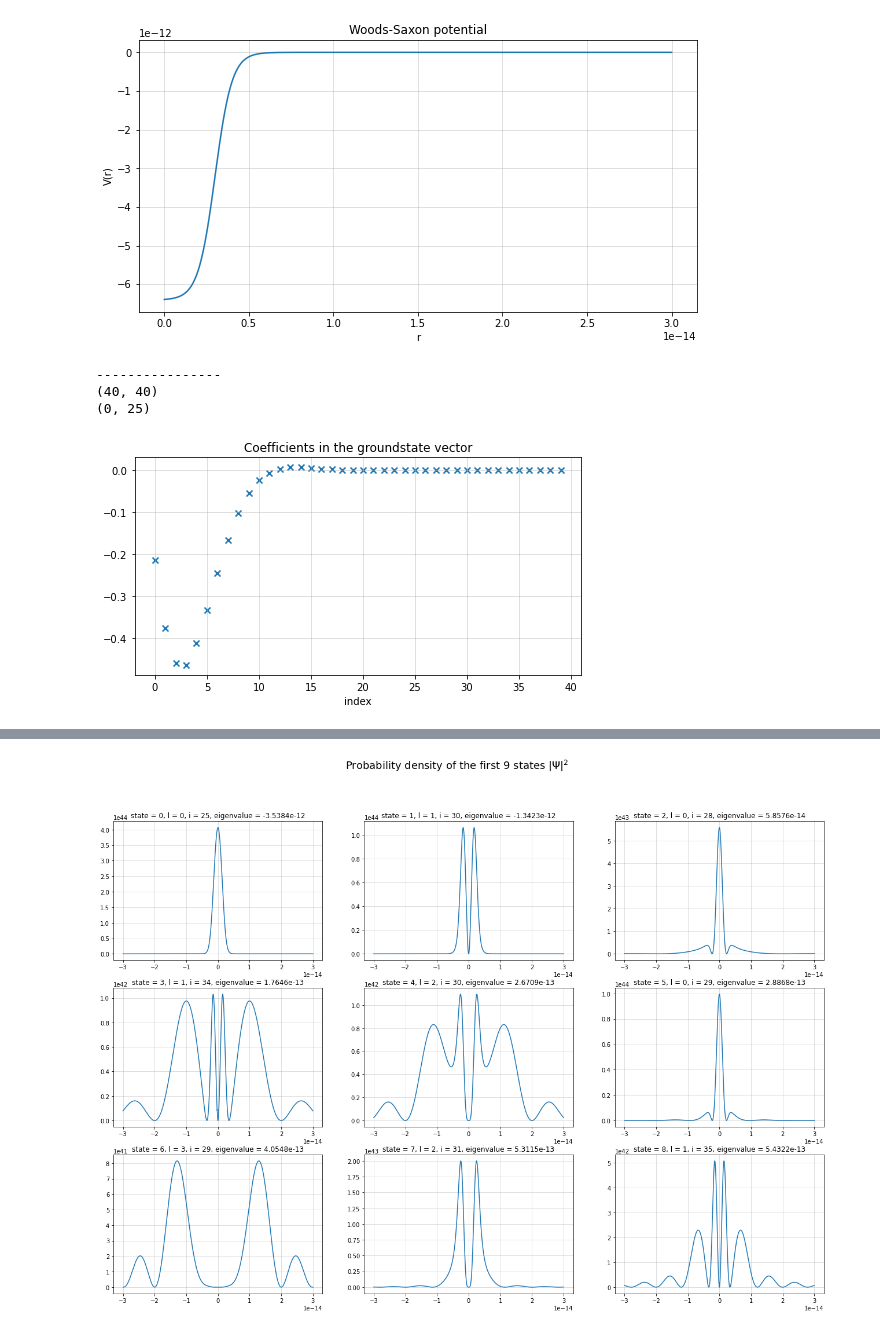
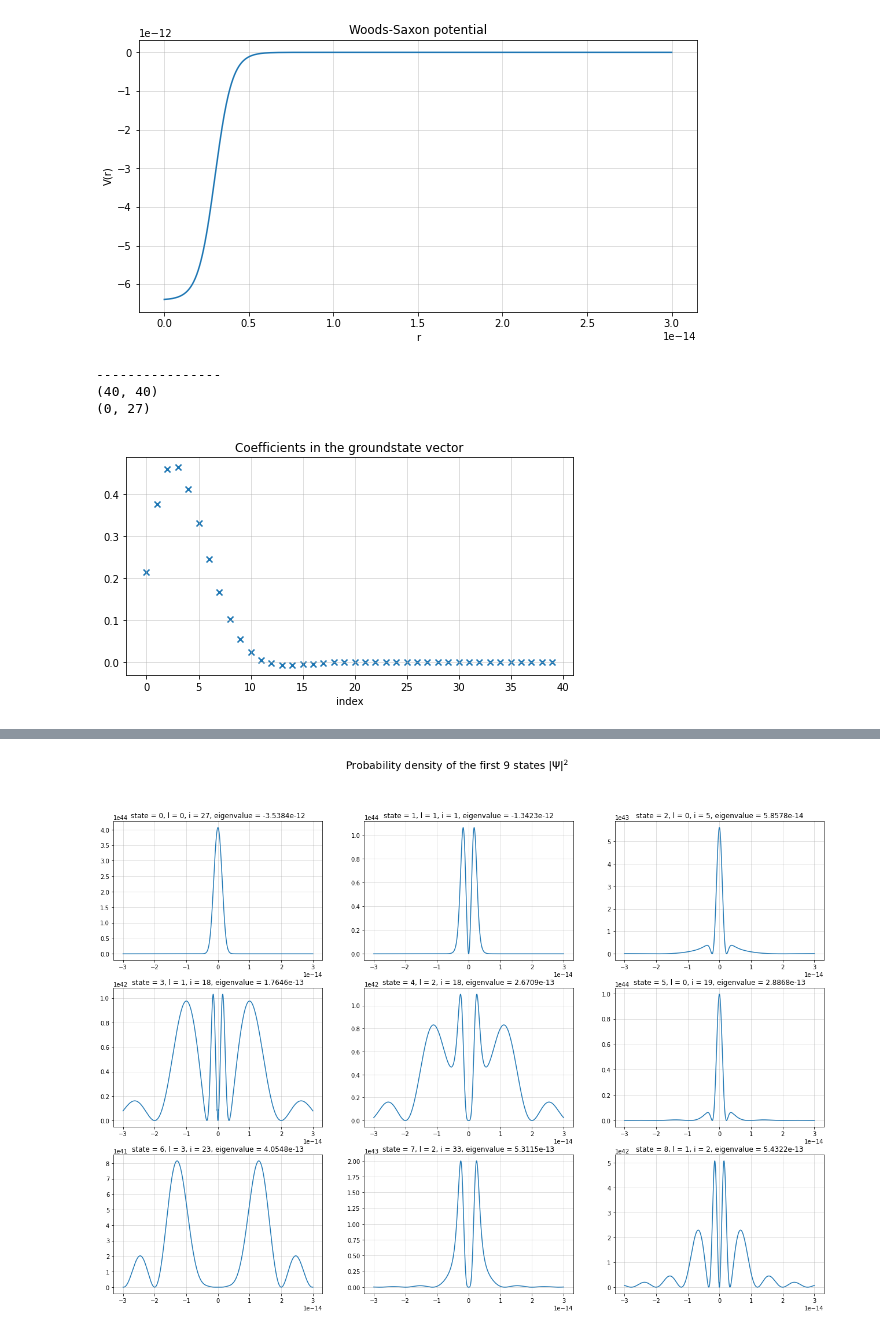
Before and after one commit to TobiLeitgeb/ComputationalPhysics_VO_code, a Jupyter notebook: main.ipynb, the cells around one changed output, grey strips where cells are left out. Saved outputs shown, nothing was run; the diff lists cells and outputs as text; code cells hidden in the pictures.

```diff
--- a/main.ipynb
+++ b/main.ipynb
@@ -317,7 +317,7 @@ def calc_evs(l,n_roots):
     # jac_routine = Jacobi(calculate_single_T(l,n_roots) + calculate_single_V(l,n_roots))
     H = calculate_single_T(l,n_roots) + calculate_single_V(l,n_roots)
     # jac_routine.jacobi_diagonalization()
-    return jacobi_diagonalization(H)
+    return jacobi_diagonalization(H, tol=1e-15, max_iter=1000)
 
 def numpy_eigvals(l,n_roots):
     return np.linalg.eig(calculate_single_H(l,n_roots))[0], np.linalg.eig(calculate_single_H(l,n_roots))[1]
@@ -332,7 +332,8 @@ l_max = 40
 n_roots = 40
 
 num_cores = multiprocessing.cpu_count()
-all_eigen = Parallel(n_jobs=num_cores)(delayed(numpy_eigvals)(l, n_roots) for l in range(l_max))
+all_eigen = Parallel(n_jobs=num_cores)(delayed(calc_evs)(l, n_roots) for l in range(l_max))
+# all_eigen = Parallel(n_jobs=num_cores)(delayed(numpy_eigvals)(l, n_roots) for l in range(l_max))
 
 eigvals = np.zeros((l_max,n_roots))
 eigvecs = np.zeros((l_max,n_roots,n_roots))
@@ -455,33 +456,34 @@ ax.grid(alpha=0.5)
 # %%
 l_max = 40
 n_roots = 40
 
 num_cores = multiprocessing.cpu_count()
-all_eigen = Parallel(n_jobs=num_cores)(delayed(numpy_eigvals)(l, n_roots) for l in range(l_max))
+all_eigen = Parallel(n_jobs=num_cores)(delayed(calc_evs)(l, n_roots) for l in range(l_max))
+# all_eigen = Parallel(n_jobs=num_cores)(delayed(numpy_eigvals)(l, n_roots) for l in range(l_max))
 
 eigvals = np.zeros((l_max,n_roots))
 eigvecs = np.zeros((l_max,n_roots,n_roots))
 for ind, eigen in enumerate(all_eigen):
     eigvals[ind] = eigen[0]
     eigvecs[ind] = eigen[1]
 print("----------------")
 
 argmin_eigvals = np.unravel_index(np.argmin(eigvals), eigvals.shape)
 print(eigvals.shape)
 print(argmin_eigvals)
 eigvec_groundstate = eigvecs[argmin_eigvals[0],:,argmin_eigvals[1]]
 l = argmin_eigvals[0]
 
 fig, ax = plt.subplots(1,1,figsize=(8,4))
 ax.scatter(np.arange(0,n_roots),eigvec_groundstate, marker="x")
 ax.set_title("Coefficients in the groundstate vector")      # l = argmin_eigvals[0] ~ usually 0 - makes sense
 ax.set_xlabel("index")
 ax.grid(alpha=0.5)
 # %% [output]
 ----------------
 (40, 40)
-(0, 25)
+(0, 27)
-[figure, old version]
+[figure, new version]
 # %%
 plot_wavefunctions(r, eigvals, eigvecs, k_il, n_roots, R, N, squared=False, symmetric=False)
 # %% [output]
```
Also changed, not shown: parts of 6 cells of this notebook, 1 other file.
